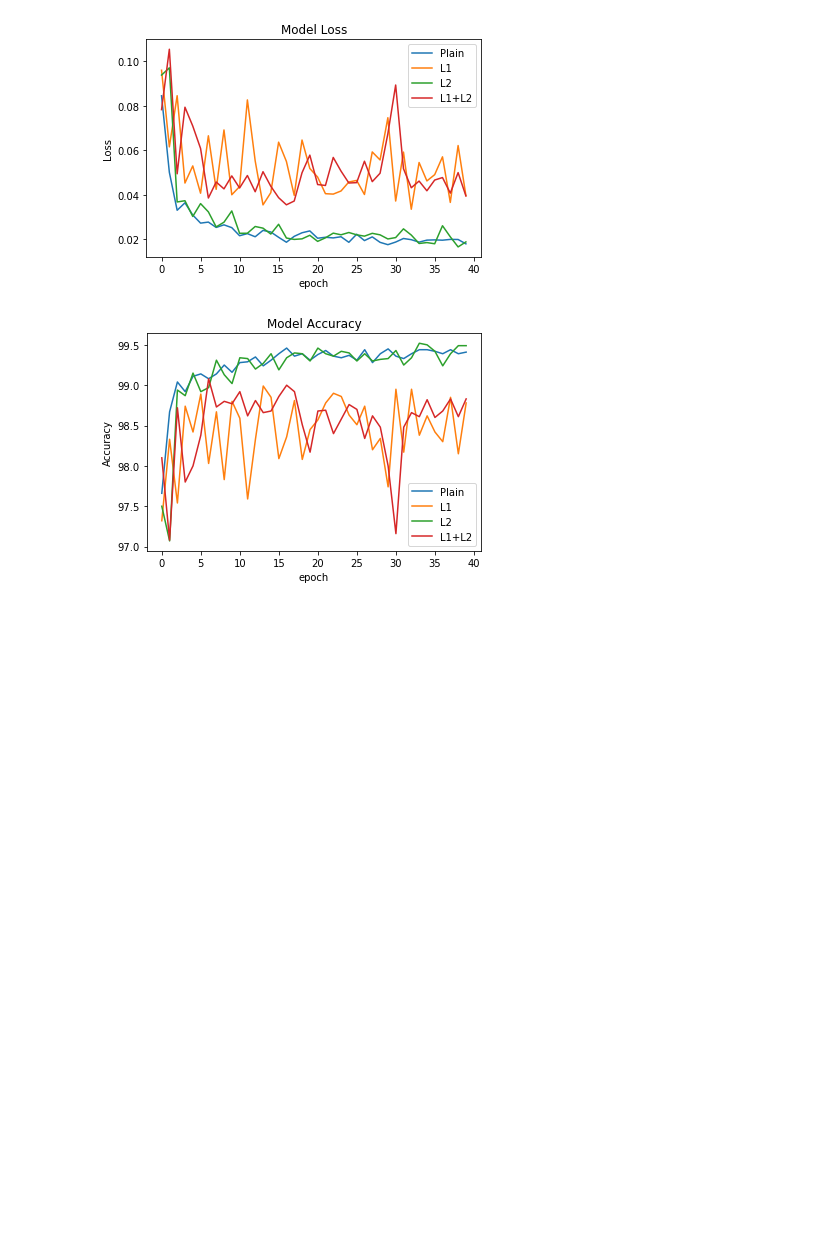
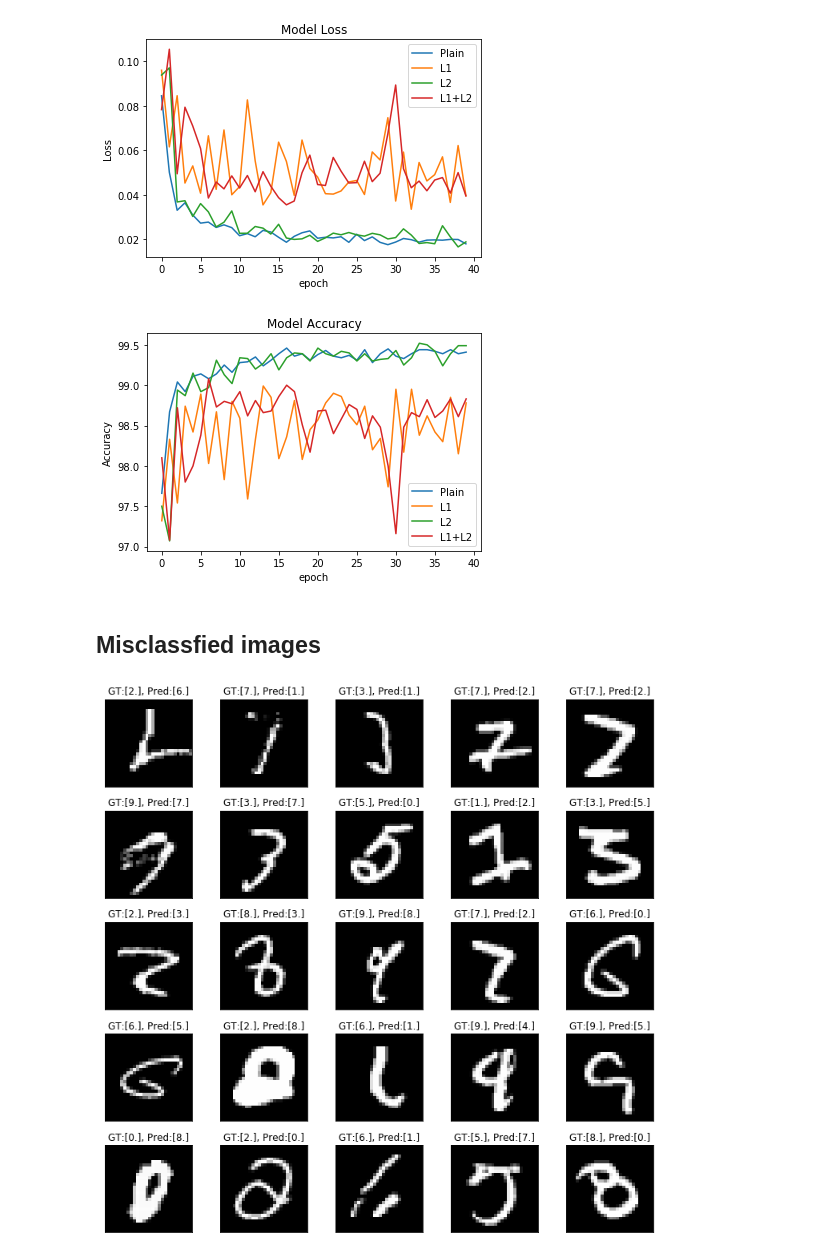
Before and after one commit to aravindchakravarti/Deep_Learning_EVA_4, a Jupyter notebook: S6_Regularization/EVA4_Session_6.ipynb, the cells around one changed output. Saved outputs shown, nothing was run; the diff lists cells and outputs as text; code cells hidden in the pictures; blank space fills up the shorter version.

Commit message:
Added code for displaying misclassified images

```diff
--- a/S6_Regularization/EVA4_Session_6.ipynb
+++ b/S6_Regularization/EVA4_Session_6.ipynb
@@ -397,3 +399,5 @@ plt.show()
 # %% [output]
 [figure]
 [figure]
+# %% [markdown]
+## Misclassfied images
@@ -399,0 +440,17 @@ plt.show()
+# %%
+num_img_rows = 5
+num_img_cols = 5
+
+fig = plt.figure()
+fig.set_figheight(10)
+fig.set_figwidth(10)
+
+for i in range(25):
+  plt.subplot(5,5,i+1)
+  plt.tight_layout()
+  plt.imshow(my_misclassified_images[i,:,:], cmap='gray', interpolation='none')
+  plt.title("GT:{}, Pred:{}".format(ground_truth[i].numpy(), classified_lie[i].numpy()))
+  plt.xticks([])
+  plt.yticks([])
+# %% [output]
+[figure, added]
```
Also changed, not shown: parts of 3 cells of this notebook.
